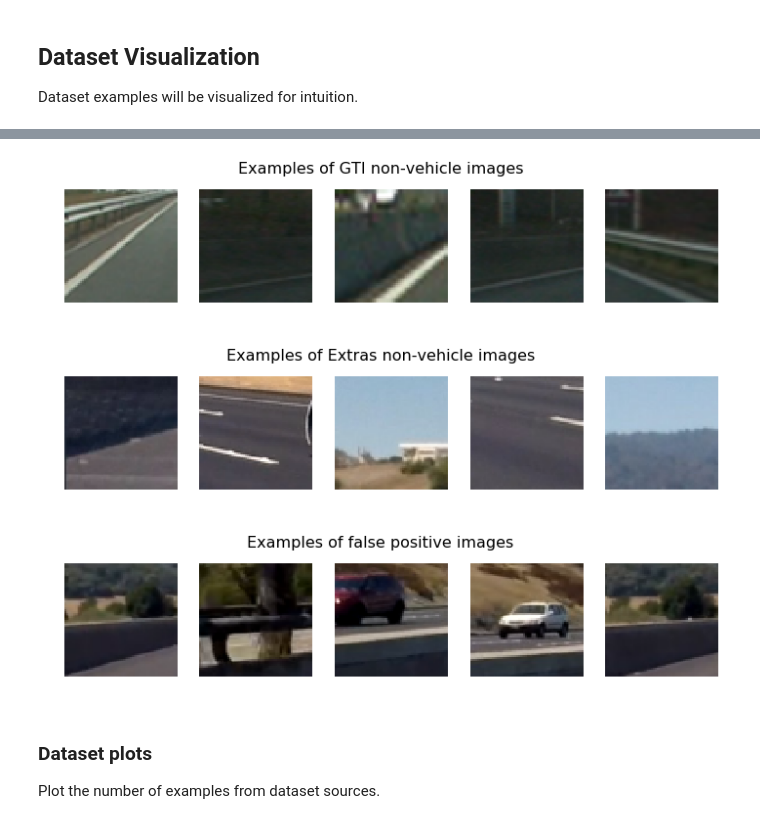
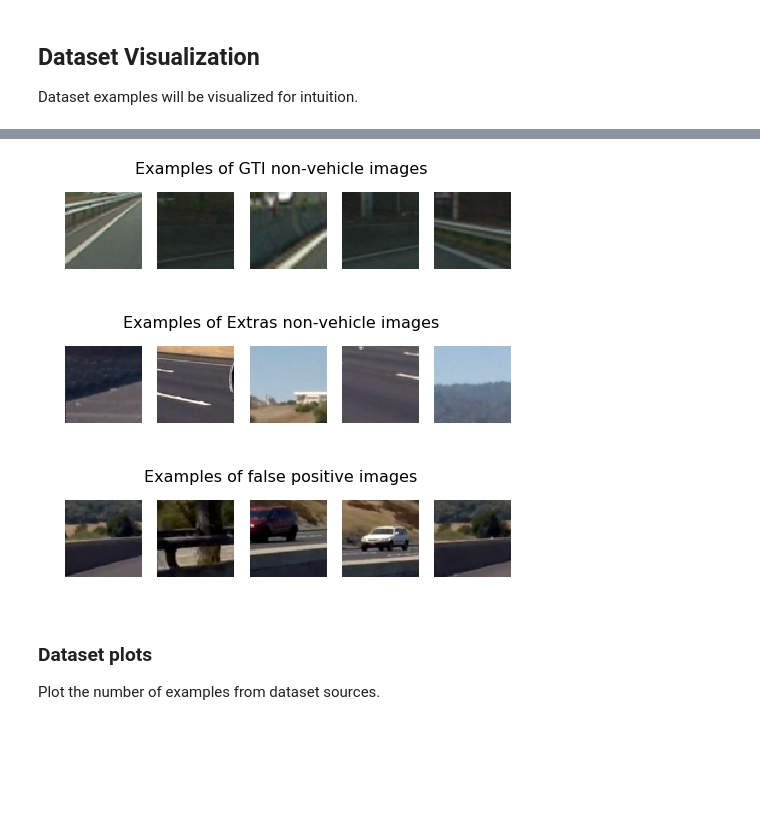
Before and after one commit to musa-atlihan/CarND-Vehicle-Detection, a Jupyter notebook: feature-extraction.ipynb, the cells around one changed output, grey strips where cells are left out. Saved outputs shown, nothing was run; the diff lists cells and outputs as text; code cells hidden in the pictures; blank space fills up the shorter version.

```diff
--- a/feature-extraction.ipynb
+++ b/feature-extraction.ipynb
@@ -661,7 +661,7 @@ title_list = [
         'Examples of KITTI vehicle images'
     ]
 for i, sources in enumerate(vahicle_lists):
-    plt.figure(figsize=(12,2.5))
+    plt.figure(figsize=(8,2))
     plt.suptitle(title_list[i], fontsize=16)
     for j, path in enumerate(sources[0:5]):
         img = mpimg.imread(path)
@@ -679,29 +679,29 @@ for i, sources in enumerate(vahicle_lists):
 # %%
 # plot some vehicle images
 non_vahicle_lists = [
         non_vehicles_gti,
         non_vehicles_extras,
         non_vehicles_false_positives
     ]
 title_list = [
         'Examples of GTI non-vehicle images',
         'Examples of Extras non-vehicle images',
         'Examples of false positive images'
     ]
 for i, sources in enumerate(non_vahicle_lists):
-    plt.figure(figsize=(12,2.5))
+    plt.figure(figsize=(8,2))
     plt.suptitle(title_list[i], fontsize=16)
     for j, path in enumerate(sources[90:95]):
         img = mpimg.imread(path)
         plt.subplot(1,5,j+1)
         plt.imshow(img)
         plt.axis('off')
     plt.show()
     plt.close()
 # %% [output]
-[figure, old version]
+[figure, new version]
-[figure, old version]
+[figure, new version]
-[figure, old version]
+[figure, new version]
 # %% [markdown]
 ### Dataset plots
 
```
Also changed, not shown: parts of 1 cell of this notebook, 2 other files.
